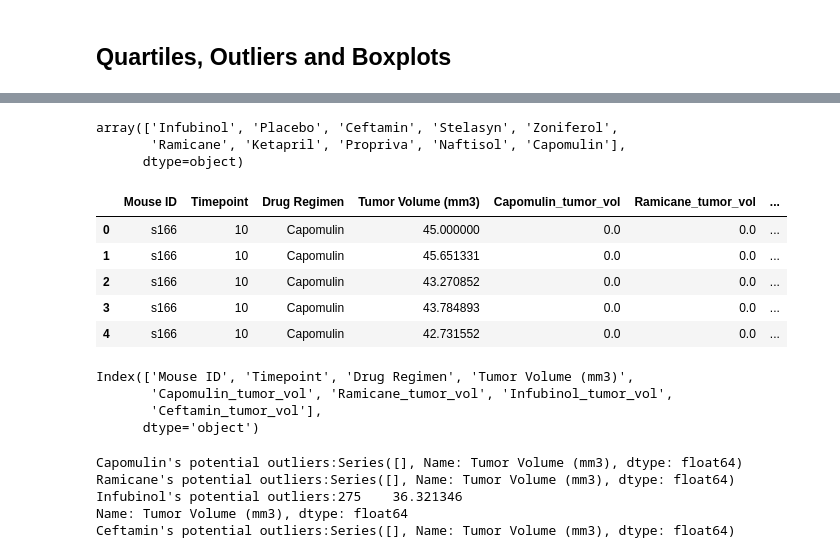
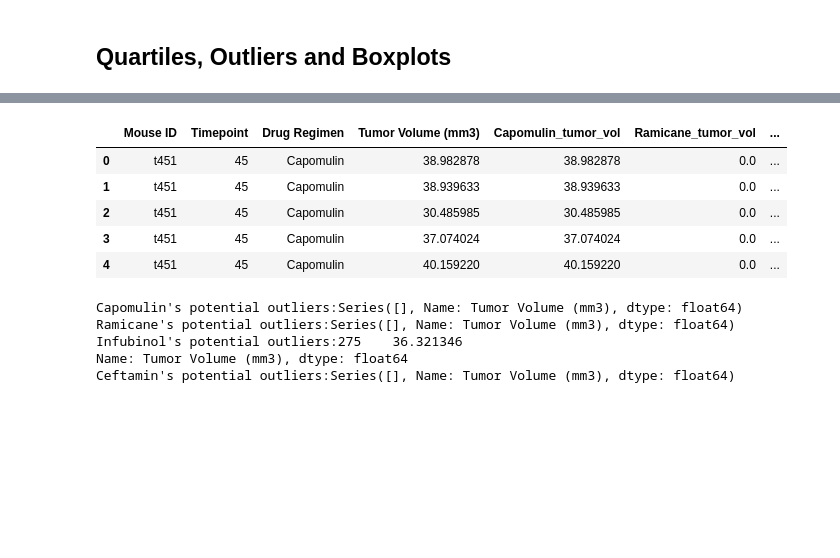
Before and after one commit to dakhushi/Matplotlib-challange, a Jupyter notebook: Pymaceuticals/pymaceuticals_starter.ipynb, the cells around one changed output, grey strips where cells are left out. Drawn from its saved outputs; the diff is of its cells as text; code cells hidden in the pictures; blank space fills up the shorter version.

```diff
--- a/Pymaceuticals/pymaceuticals_starter.ipynb
+++ b/Pymaceuticals/pymaceuticals_starter.ipynb
@@ -232,52 +223,38 @@ data_no_duplicates.head()
-# %%
-data_no_duplicates = combined_data_df.drop_duplicates(subset='Mouse ID', keep='last')
-data_no_duplicates['Drug Regimen'].unique()
-# %% [output]
-array(['Infubinol', 'Placebo', 'Ceftamin', 'Stelasyn', 'Zoniferol',
-       'Ramicane', 'Ketapril', 'Propriva', 'Naftisol', 'Capomulin'],
-      dtype=object)
 # %%
 # calculate the final tumor volume of each mouse across four of the treatment regimen
 # Capomulin,Ramicane,Infubinol,Ceftamin
 Capomulin_tumor_vol = data_no_duplicates.loc[data_no_duplicates['Drug Regimen'] == 'Capomulin','Tumor Volume (mm3)']
 Ramicane_tumor_vol = data_no_duplicates.loc[data_no_duplicates['Drug Regimen'] == 'Ramicane','Tumor Volume (mm3)']
 Infubinol_tumor_vol = data_no_duplicates.loc[data_no_duplicates['Drug Regimen'] == 'Infubinol','Tumor Volume (mm3)']
 Ceftamin_tumor_vol = data_no_duplicates.loc[data_no_duplicates['Drug Regimen'] == 'Ceftamin','Tumor Volume (mm3)']
 
-tumor_df = pd.DataFrame( {'Drug Regimen' :combined_data_df['Drug Regimen'],
-                         'Tumor Volume (mm3)':combined_data_df['Tumor Volume (mm3)'],
+tumor_df = pd.DataFrame( {'Drug Regimen' :data_no_duplicates['Drug Regimen'],
+                         'Tumor Volume (mm3)':data_no_duplicates['Tumor Volume (mm3)'],
                           'Capomulin_tumor_vol' : Capomulin_tumor_vol,
                          'Ramicane_tumor_vol': Ramicane_tumor_vol,
                          'Infubinol_tumor_vol':Infubinol_tumor_vol,
                          'Ceftamin_tumor_vol': Ceftamin_tumor_vol} )
 
 tumor_df =tumor_df.fillna(0)
 
 # Start by getting the last (greatest) timepoint for each mouse
 #last timpoint reading is already retrieved in data_no_duplicates dataframe using keep='Last'
 #data_no_duplicates = combined_data_df.drop_duplicates(subset='Mouse ID', keep='last')
 
-last_timepoint = combined_data_df.groupby('Mouse ID')['Timepoint'].max().reset_index()
-last_timepoint['Drug Regimen'] = combined_data_df['Drug Regimen']
+last_timepoint = data_no_duplicates.groupby('Mouse ID')['Timepoint'].max().reset_index()
+last_timepoint['Drug Regimen'] = data_no_duplicates['Drug Regimen']
 
 # Merge this group df with the original DataFrame to get the tumor volume at the last timepoint
 merged_df = pd.merge(last_timepoint,tumor_df,how='outer', on = 'Drug Regimen')
 
 merged_df.head()
 # %% [output]
 |  | Mouse ID | Timepoint | Drug Regimen | Tumor Volume (mm3) | Capomulin_tumor_vol | Ramicane_tumor_vol | ... |
-| 0 | s166 | 10 | Capomulin | 45.000000 | 0.0 | 0.0 | ... |
-| 1 | s166 | 10 | Capomulin | 45.651331 | 0.0 | 0.0 | ... |
-| 2 | s166 | 10 | Capomulin | 43.270852 | 0.0 | 0.0 | ... |
-| 3 | s166 | 10 | Capomulin | 43.784893 | 0.0 | 0.0 | ... |
-| 4 | s166 | 10 | Capomulin | 42.731552 | 0.0 | 0.0 | ... |
+| 0 | t451 | 45 | Capomulin | 38.982878 | 38.982878 | 0.0 | ... |
+| 1 | t451 | 45 | Capomulin | 38.939633 | 38.939633 | 0.0 | ... |
+| 2 | t451 | 45 | Capomulin | 30.485985 | 30.485985 | 0.0 | ... |
+| 3 | t451 | 45 | Capomulin | 37.074024 | 37.074024 | 0.0 | ... |
+| 4 | t451 | 45 | Capomulin | 40.159220 | 40.159220 | 0.0 | ... |
-# %%
-merged_df.columns
-# %% [output]
-Index(['Mouse ID', 'Timepoint', 'Drug Regimen', 'Tumor Volume (mm3)',
-       'Capomulin_tumor_vol', 'Ramicane_tumor_vol', 'Infubinol_tumor_vol',
-       'Ceftamin_tumor_vol'],
-      dtype='object')
 # %%
 # Put treatments into a list for for loop (and later for plot labels)
 treatment_regimens = ['Capomulin','Ramicane','Infubinol','Ceftamin']
```
Also changed, not shown: parts of 15 cells of this notebook.
